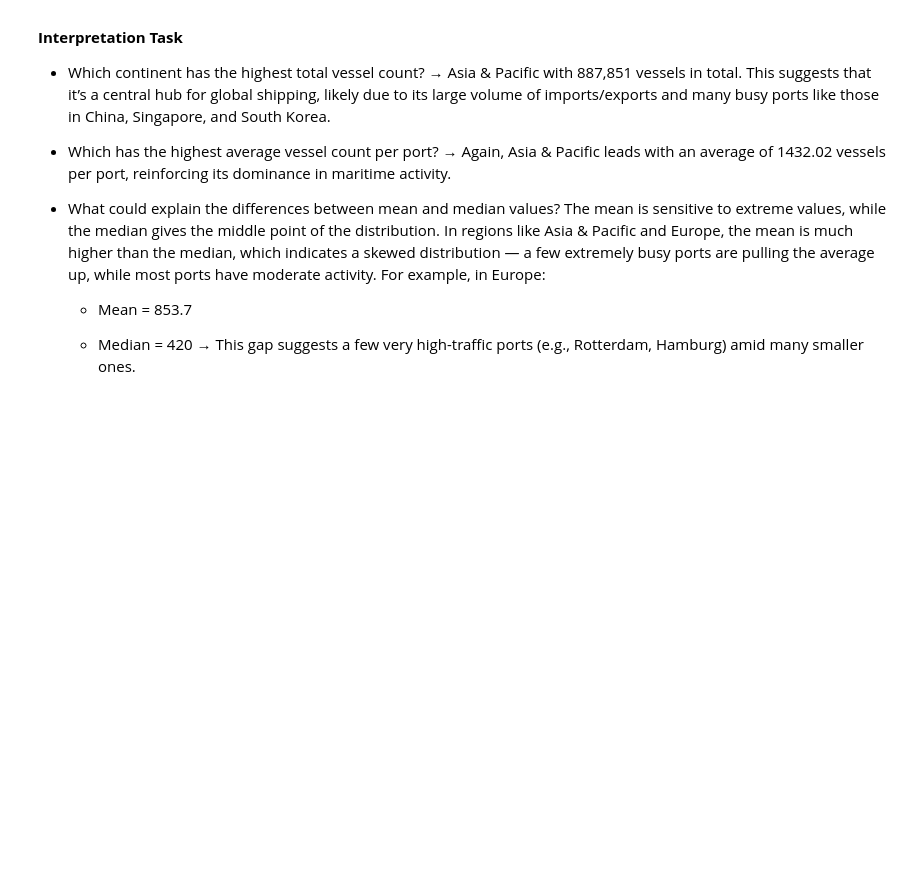
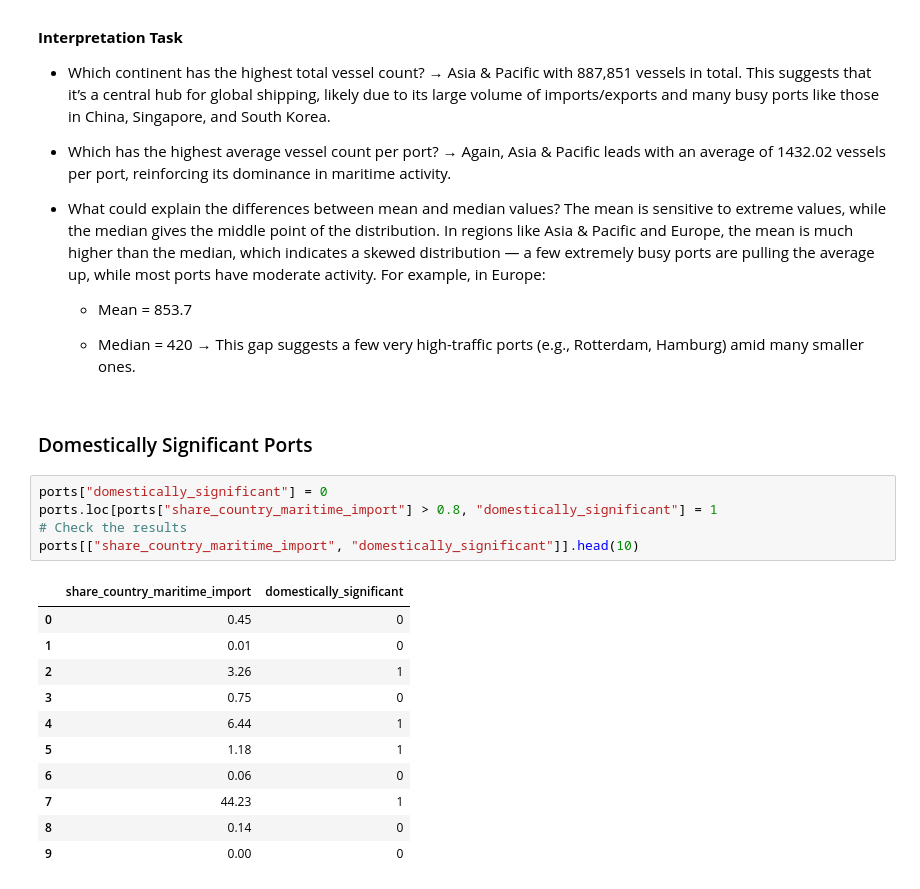
Before and after one commit to racc0909/techacademy_ports, a Jupyter notebook: solution.ipynb, the cells around one changed output. Cells and saved outputs as stored; diff of their text form; blank space fills up the shorter version.

```diff
--- a/solution.ipynb
+++ b/solution.ipynb
@@ -246,3 +246,22 @@ For example, in Europe:
 
     - Median = 420
 → This gap suggests a few very high-traffic ports (e.g., Rotterdam, Hamburg) amid many smaller ones.
+# %% [markdown]
+### Domestically Significant Ports
+# %%
+ports["domestically_significant"] = 0
+ports.loc[ports["share_country_maritime_import"] > 0.8, "domestically_significant"] = 1
+# Check the results
+ports[["share_country_maritime_import", "domestically_significant"]].head(10)
+# %% [output]
+|  | share_country_maritime_import | domestically_significant |
+| 0 | 0.45 | 0 |
+| 1 | 0.01 | 0 |
+| 2 | 3.26 | 1 |
+| 3 | 0.75 | 0 |
+| 4 | 6.44 | 1 |
+| 5 | 1.18 | 1 |
+| 6 | 0.06 | 0 |
+| 7 | 44.23 | 1 |
+| 8 | 0.14 | 0 |
+| 9 | 0.00 | 0 |
```
Also changed, not shown: parts of 2 cells of this notebook, 1 other file.
